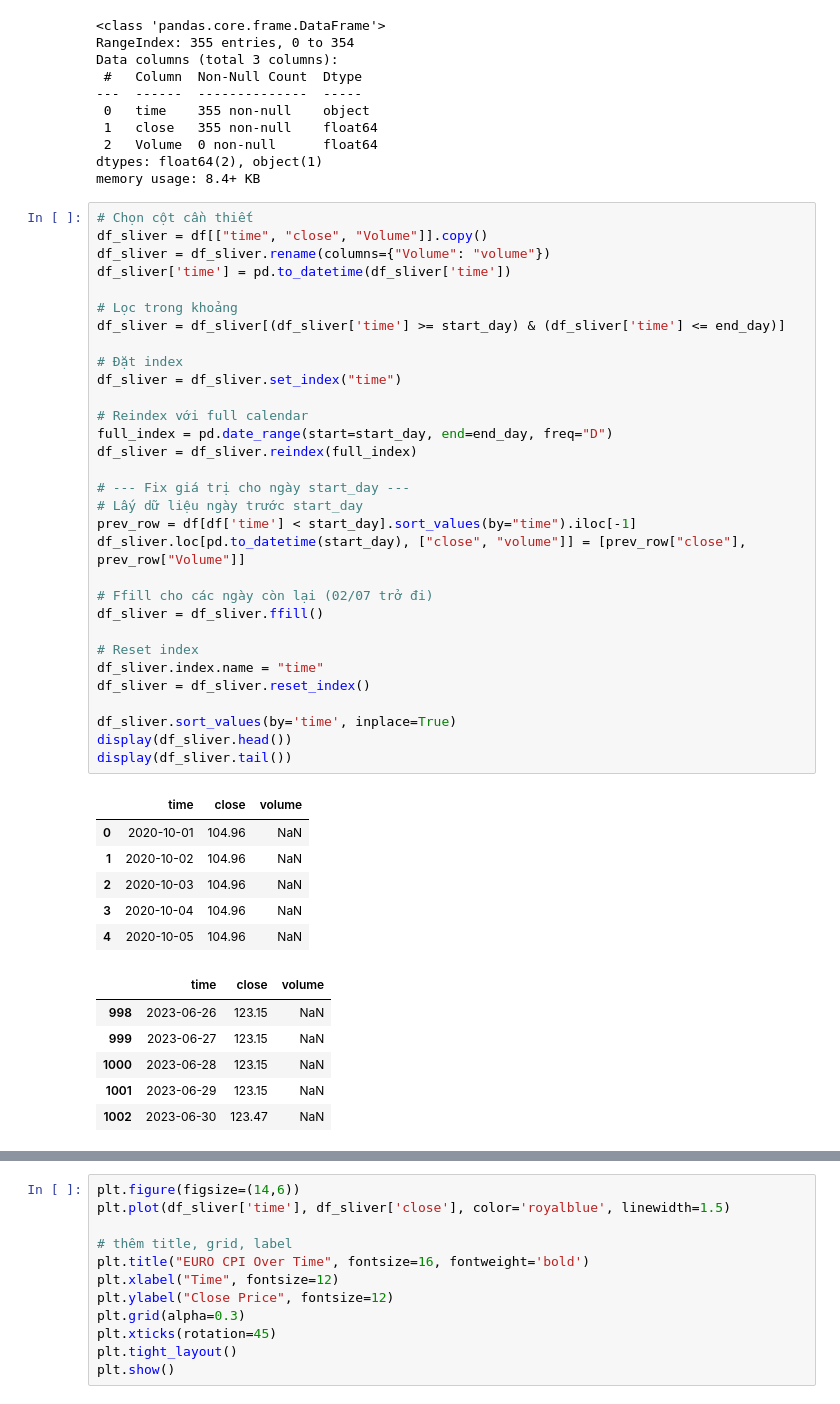
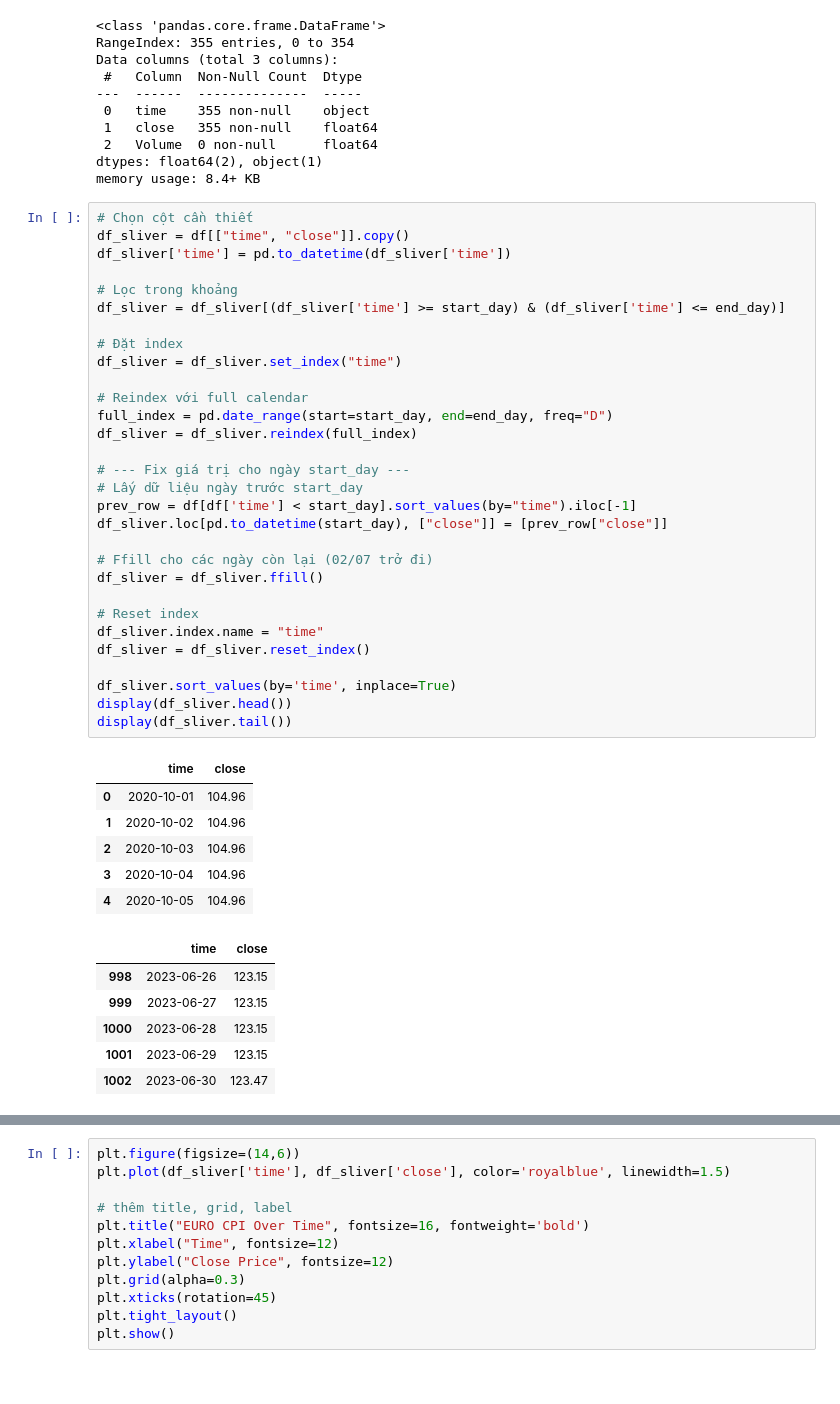
Before and after one commit to nguyenlog205/tmh2025-vong2, a Jupyter notebook: notebook/Make_Sliver_Data.ipynb, the cells around one changed output, grey strips where cells are left out. Drawn from its saved outputs; the diff is of its cells as text.

```diff
--- a/notebook/Data_Processing_and_Visualization.ipynb
+++ b/notebook/Make_Sliver_Data.ipynb
@@ -1131,48 +1129,47 @@ dtypes: float64(2), object(1)
 memory usage: 8.4+ KB
 # %%
 # Chọn cột cần thiết
-df_sliver = df[["time", "close", "Volume"]].copy()
-df_sliver = df_sliver.rename(columns={"Volume": "volume"})
+df_sliver = df[["time", "close"]].copy()
 df_sliver['time'] = pd.to_datetime(df_sliver['time'])
 
 # Lọc trong khoảng
 df_sliver = df_sliver[(df_sliver['time'] >= start_day) & (df_sliver['time'] <= end_day)]
 
 # Đặt index
 df_sliver = df_sliver.set_index("time")
 
 # Reindex với full calendar
 full_index = pd.date_range(start=start_day, end=end_day, freq="D")
 df_sliver = df_sliver.reindex(full_index)
 
 # --- Fix giá trị cho ngày start_day ---
 # Lấy dữ liệu ngày trước start_day
 prev_row = df[df['time'] < start_day].sort_values(by="time").iloc[-1]
-df_sliver.loc[pd.to_datetime(start_day), ["close", "volume"]] = [prev_row["close"], prev_row["Volume"]]
+df_sliver.loc[pd.to_datetime(start_day), ["close"]] = [prev_row["close"]]
 
 # Ffill cho các ngày còn lại (02/07 trở đi)
 df_sliver = df_sliver.ffill()
 
 # Reset index
 df_sliver.index.name = "time"
 df_sliver = df_sliver.reset_index()
 
 df_sliver.sort_values(by='time', inplace=True)
 display(df_sliver.head())
 display(df_sliver.tail())
 # %% [output]
-|  | time | close | volume |
-| 0 | 2020-10-01 | 104.96 | NaN |
-| 1 | 2020-10-02 | 104.96 | NaN |
-| 2 | 2020-10-03 | 104.96 | NaN |
-| 3 | 2020-10-04 | 104.96 | NaN |
-| 4 | 2020-10-05 | 104.96 | NaN |
+|  | time | close |
+| 0 | 2020-10-01 | 104.96 |
+| 1 | 2020-10-02 | 104.96 |
+| 2 | 2020-10-03 | 104.96 |
+| 3 | 2020-10-04 | 104.96 |
+| 4 | 2020-10-05 | 104.96 |
-|  | time | close | volume |
-| 998 | 2023-06-26 | 123.15 | NaN |
-| 999 | 2023-06-27 | 123.15 | NaN |
-| 1000 | 2023-06-28 | 123.15 | NaN |
-| 1001 | 2023-06-29 | 123.15 | NaN |
-| 1002 | 2023-06-30 | 123.47 | NaN |
+|  | time | close |
+| 998 | 2023-06-26 | 123.15 |
+| 999 | 2023-06-27 | 123.15 |
+| 1000 | 2023-06-28 | 123.15 |
+| 1001 | 2023-06-29 | 123.15 |
+| 1002 | 2023-06-30 | 123.47 |
 # %%
 df_sliver.info()
 # %% [output]
```
Also changed, not shown: parts of 11 cells of this notebook, 18 other files.
